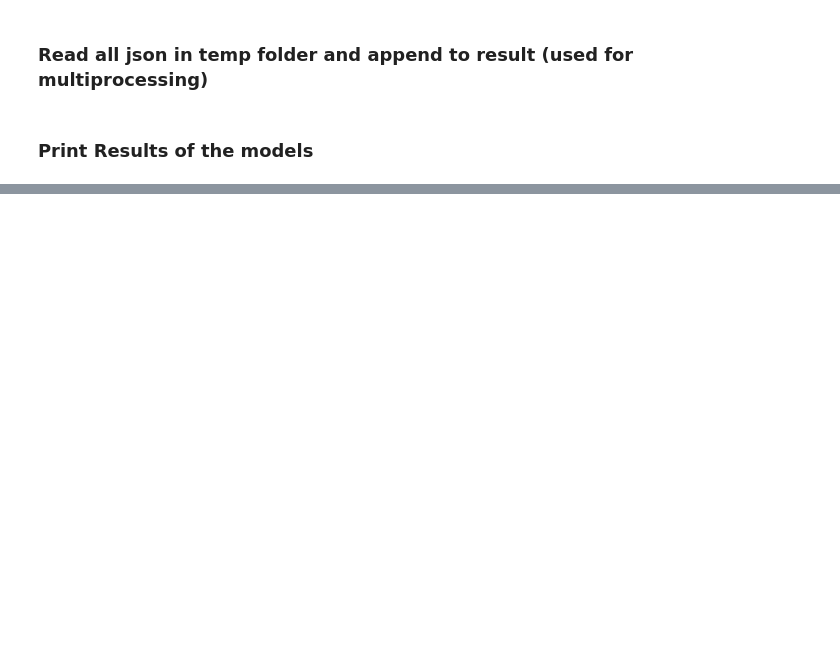
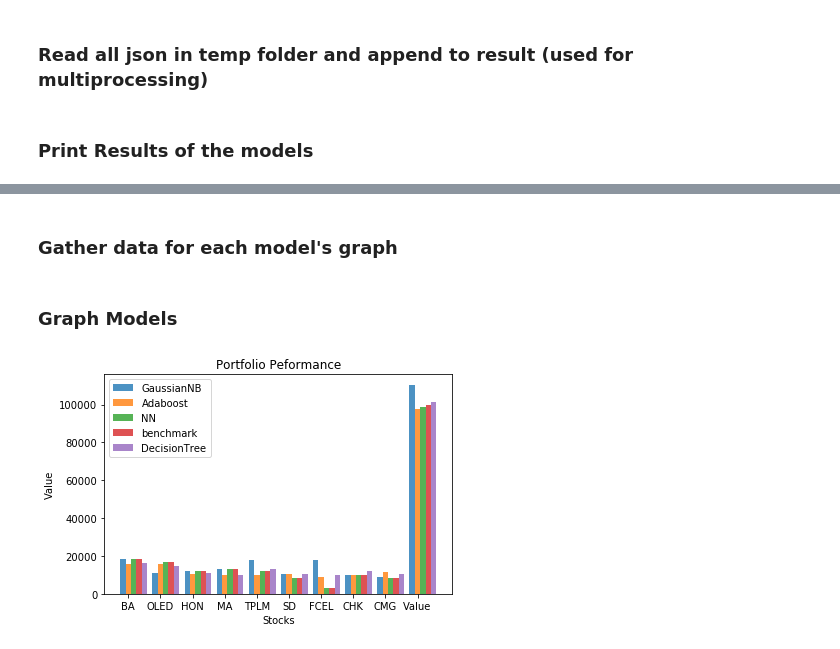
Before and after one commit to En3rG/MLND-Capstone, a Jupyter notebook: portfolio_optimizer.ipynb, the cells around one changed output, grey strips where cells are left out. Drawn from its saved outputs; the diff is of its cells as text; code cells hidden in the pictures; blank space fills up the shorter version.

```diff
--- a/portfolio_optimizer.ipynb
+++ b/portfolio_optimizer.ipynb
@@ -923,0 +1262,44 @@ result_df.to_csv('Results.csv')         ## can use parameters: mode='a', header=
+# %% [markdown]
+### Gather data for each model's graph
+# %%
+
+graph_data = {}
+
+for name, model in model_list:
+    graph_data[name] = []
+
+for tick in (TESTING_TICKERS+['FinalValue']):                              ## Add FinalValue to list of tickers
+    for name, model in model_list:
+        for index_name in model.index:
+            if tick in index_name and 'transactions' not in index_name:    ## Get data about that ticker
+                graph_data[name].append(model[index_name])
+# %% [markdown]
+### Graph Models
+# %%
+n_groups = len(TESTING_TICKERS)+1
+
+## create plot
+fig, ax = plt.subplots()
+index = np.arange(n_groups)
+bar_width = 0.167                          ## each bar need 100%.  There are 5 models plus the space, so divide by 6
+opacity = 0.8
+
+# Bar features
+rects = {}
+pos = 0
+for k, v in graph_data.items():
+    rects[k] = plt.bar(index+pos, v, bar_width,alpha=opacity,label=k)    ## pos moves the bar through x-axis
+    pos += bar_width
+
+## Labels
+plt.xlabel('Stocks')
+plt.ylabel('Value')
+plt.title('Portfolio Peformance')
+plt.xticks(index + bar_width, TESTING_TICKERS+['Value'])
+plt.legend()
+
+plt.tight_layout()
+plt.show()
+fig.savefig("figures/Porfolio.svg", format='svg', dpi=1200)
+# %% [output]
+[figure, added]
```
Also changed, not shown: parts of 31 cells of this notebook.
